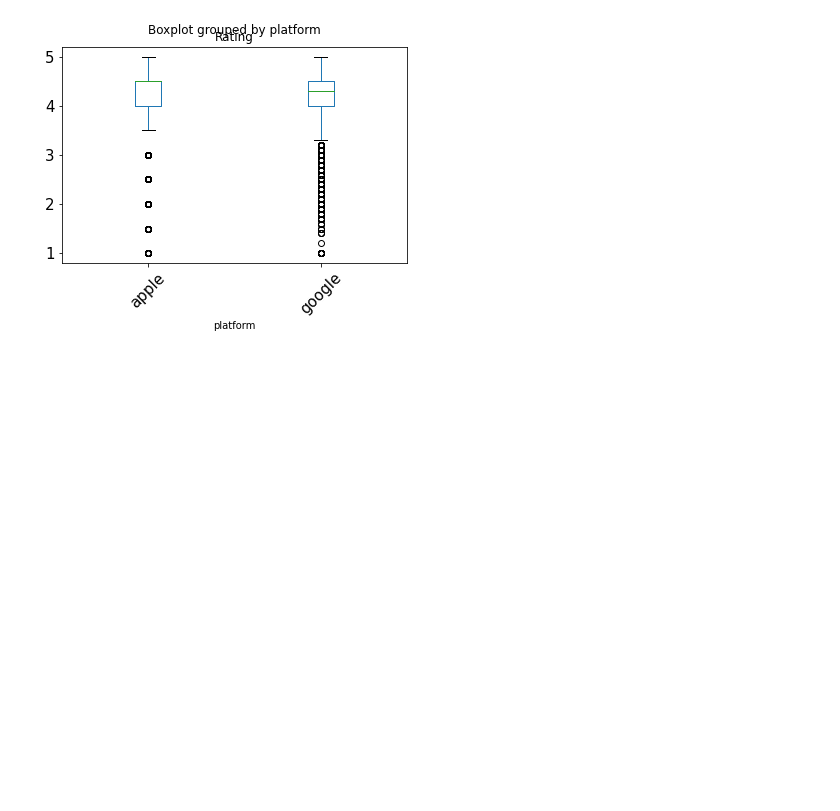
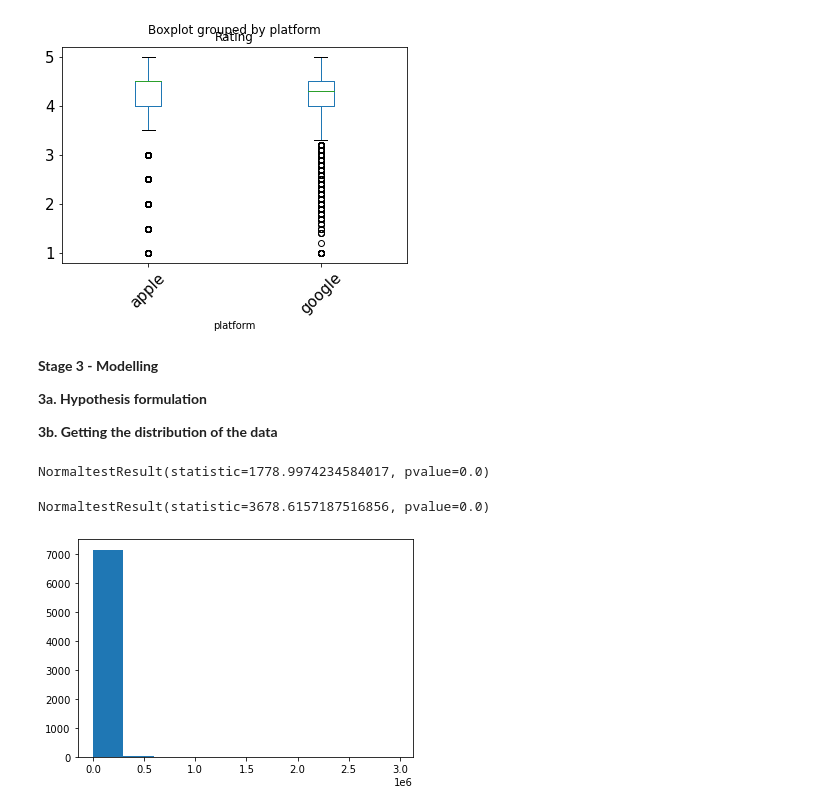
Before and after one commit to sjovar/The-Apps-Project, a Jupyter notebook: Springboard - The Apps Project.ipynb, the cells around one changed output. Saved outputs shown, nothing was run; the diff lists cells and outputs as text; code cells hidden in the pictures; blank space fills up the shorter version.

```diff
--- a/Springboard - The Apps Project.ipynb
+++ b/Springboard - The Apps Project.ipynb
@@ -261,3 +271,9 @@ df.boxplot(by='platform', column =['Rating'], grid=False, rot=45, fontsize=15)
 # %% [output]
 <matplotlib.axes._subplots.AxesSubplot at 0x...>
 [figure]
+# %% [markdown]
+**Stage 3 - Modelling**
+
+**3a. Hypothesis formulation**
+
+**3b. Getting the distribution of the data**
@@ -263,0 +286,21 @@ df.boxplot(by='platform', column =['Rating'], grid=False, rot=45, fontsize=15)
+# %%
+# Using the stats.normaltest() method, get an indication of whether the apple data are normally distributed
+# Save the result in a variable called apple_normal, and print it out
+# Since the null hypothesis of the normaltest() is that the data is normally distributed, the lower the p-value in the result of this test, the more likely the data are to be normally distributed.
+apple_normal = stats.normaltest(apple)
+print(apple_normal)
+# %% [output]
+NormaltestResult(statistic=1778.9974234584017, pvalue=0.0)
+# %%
+# Do the same with the google data.
+# Save the result in a variable called google_normal
+google_normal = stats.normaltest(google)
+print(google_normal)
+# %% [output]
+NormaltestResult(statistic=3678.6157187516856, pvalue=0.0)
+# %%
+# Create a histogram of the apple reviews distribution
+# You'll use the plt.hist() method here, and pass your apple data to it
+histoApple = plt.hist(Apple['Reviews'])
+# %% [output]
+[figure, added]
```
Also changed, not shown: parts of 12 cells of this notebook.
